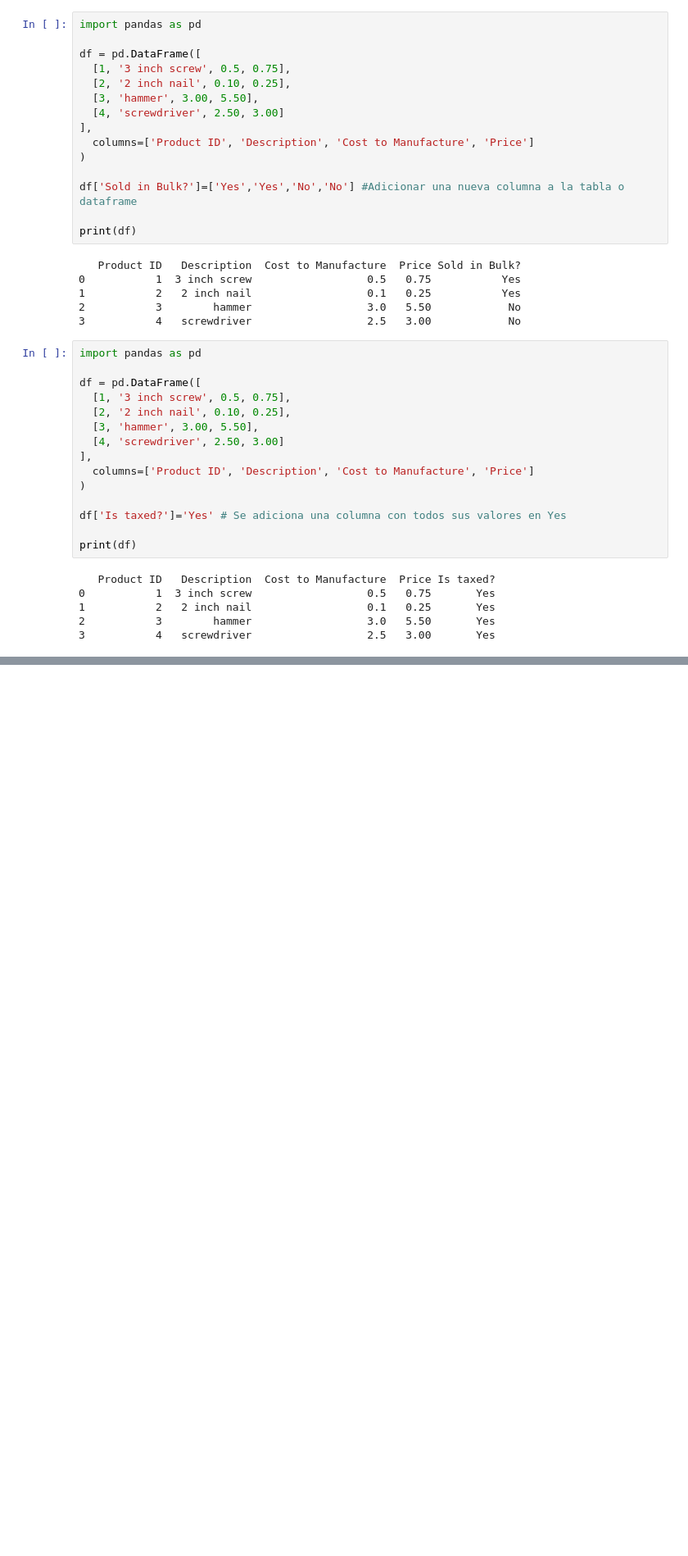
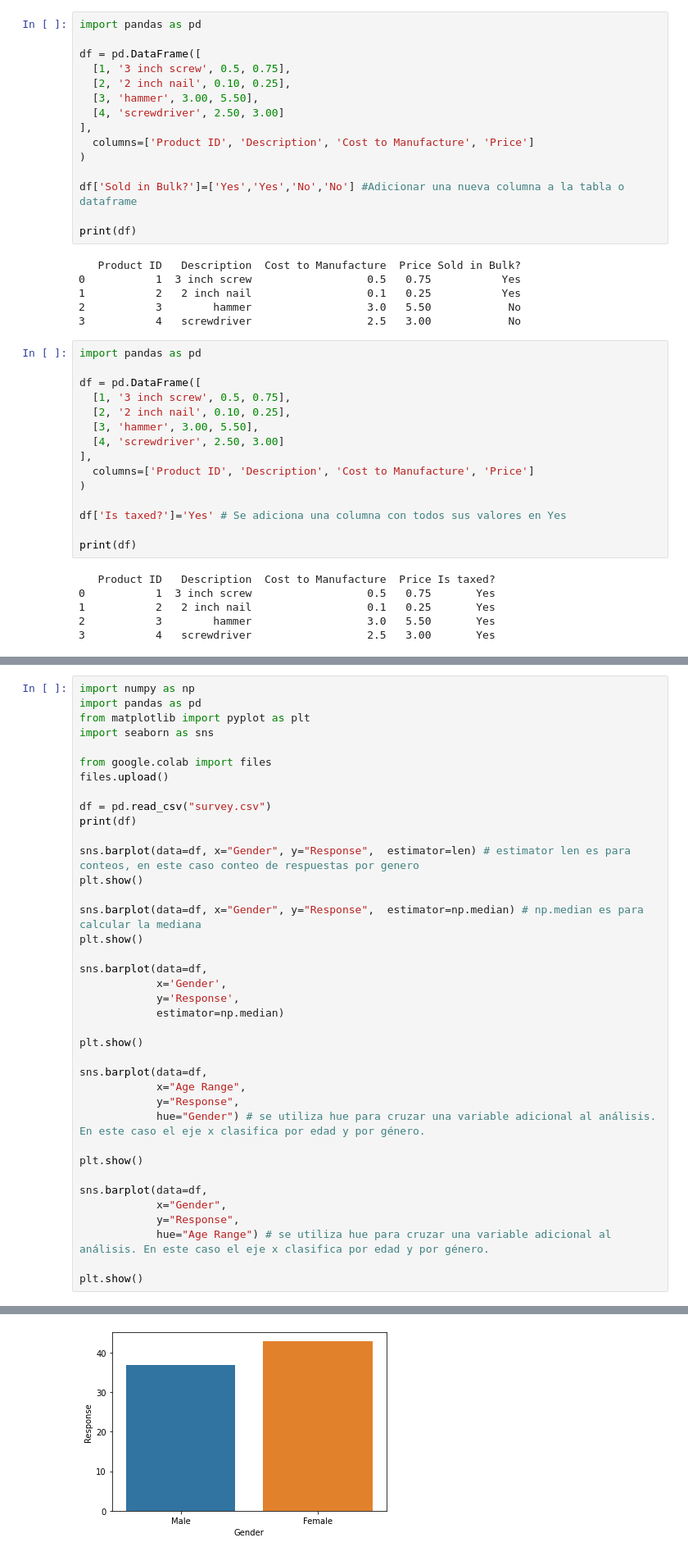
Before and after one commit to tamayoram/DataScienceCodecademy, a Jupyter notebook: VisualizeData.ipynb, the cells around one changed output, grey strips where cells are left out. Shown: that part at 82% size. Cells and saved outputs as stored; diff of their text form; blank space fills up the shorter version.

```diff
--- a/VisualizeData.ipynb
+++ b/VisualizeData.ipynb
@@ -1109,0 +1307,39 @@ print(df)
+# %%
+import numpy as np
+import pandas as pd
+from matplotlib import pyplot as plt
+import seaborn as sns
+
+from google.colab import files
+files.upload()
+
+df = pd.read_csv("survey.csv")
+print(df)
+
+sns.barplot(data=df, x="Gender", y="Response",  estimator=len) # estimator len es para conteos, en este caso conteo de respuestas por genero
+plt.show()
+
+sns.barplot(data=df, x="Gender", y="Response",  estimator=np.median) # np.median es para calcular la mediana
+plt.show()
+
+sns.barplot(data=df,
+            x='Gender',
+            y='Response',
+            estimator=np.median)
+
+plt.show()
+
+sns.barplot(data=df,
+            x="Age Range",
+            y="Response",
+            hue="Gender") # se utiliza hue para cruzar una variable adicional al análisis. En este caso el eje x clasifica por edad y por género.
+
+plt.show()
+
+sns.barplot(data=df,
+            x="Gender",
+            y="Response",
+            hue="Age Range") # se utiliza hue para cruzar una variable adicional al análisis. En este caso el eje x clasifica por edad y por género.
+
+plt.show()
+# %% [output]
@@ -1109,0 +1362 @@ print(df)
+[figure, added]
```
Also changed, not shown: parts of 13 cells of this notebook.
